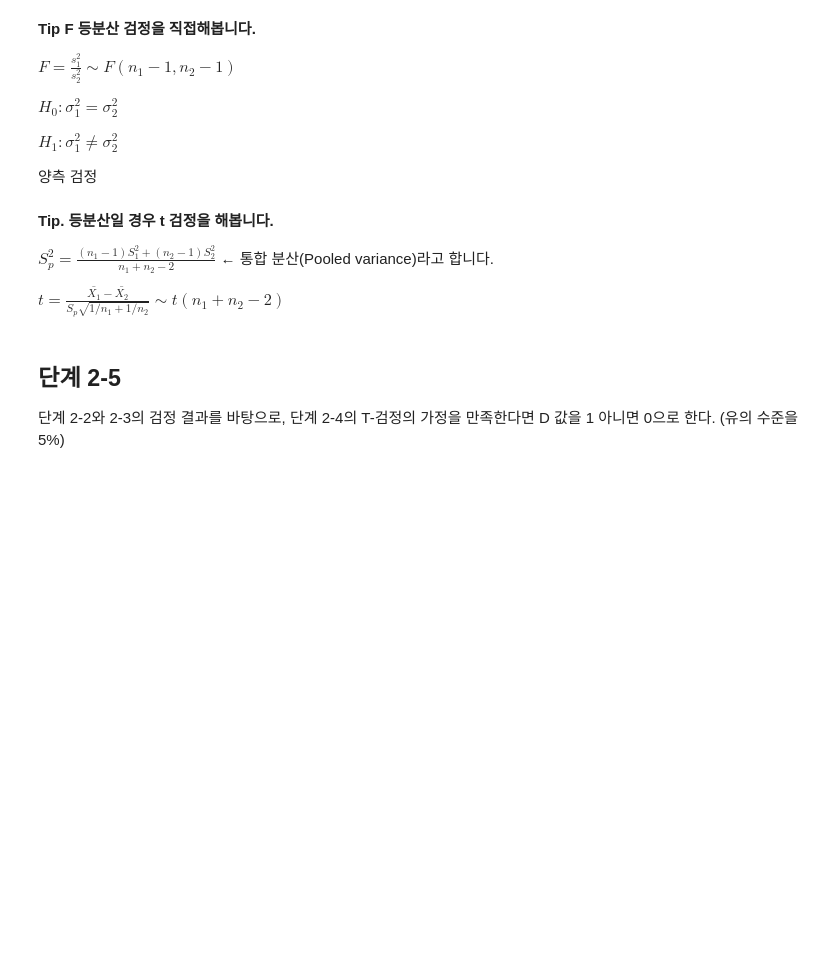
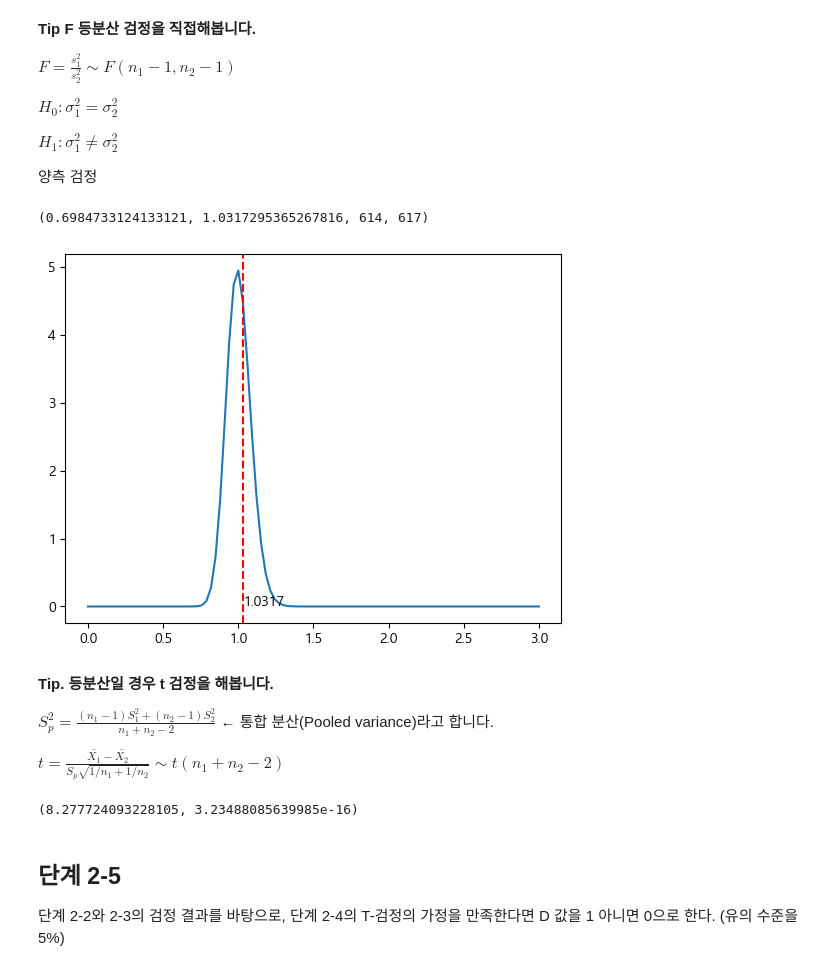
Before and after one commit to sunkusun9/DS_lv3_2605, a Jupyter notebook: sec_ds_lv3_prob3_prob.ipynb, the cells around one changed output. Cells and saved outputs as stored; diff of their text form; code cells hidden in the pictures; blank space fills up the shorter version.

```diff
--- a/sec_ds_lv3_prob3_prob.ipynb
+++ b/sec_ds_lv3_prob3_prob.ipynb
@@ -1160,12 +1173,54 @@ $H_0: \sigma_1^2 = \sigma_2^2$
 $H_1: \sigma_1^2 \ne \sigma_2^2$
 
 양측 검정
+# %%
+from scipy.stats import f
+# H0: sigma1^2 = sigma2^2  H1: sigma1^2 ≠ sigma2^2 : H0 맞다 => sigma1^2 / sigma2^2 = 1
+# F = (s1^2 / sigma1^2) / (s2^2 / sigma2^2)
+# 귀무 가설이 맞다라는 가정하에서 =>  s1^2 / s2^2
+# H1: sigma1^2 ≠ sigma2^2 => 검정 종류: two-sided
+
+s_var = df_prob2.groupby('AM')['Avg'].var()
+s_nm1 = df_prob2['AM'].value_counts() - 1
+
+F = s_var.loc[0] / s_var.loc[1]
+dof1 = s_nm1.loc[0]
+dof2 = s_nm1.loc[1]
+min(f.cdf(F, dof1, dof2), f.sf(F, dof1, dof2)) * 2, F, dof1, dof2 # 0.6985217544572233
+# %% [output]
+(0.6984733124133121, 1.0317295365267816, 614, 617)
+# %%
+from scipy.stats import f
+# 두 범주별 표본분산
+s_nm1 = df_prob2['AM'].value_counts() - 1
+# 두 범주별 표본수 - 1 => 자유도
+s_var = df_prob2.groupby('AM')['Avg'].var()
+F = df_prob2.groupby('AM')['Avg'].var().pipe(lambda x: x[0] / x[1])
+plt.plot(np.linspace(0, 3, 100), f.pdf(np.linspace(0, 3, 100), s_nm1.loc[0], s_nm1.loc[1]))
+plt.axvline(F, color='red', linestyle='--')
+plt.text(F, 0.01, str(F)[:6])
+plt.show()
+# %% [output]
+[figure, added]
 # %% [markdown]
 **Tip. 등분산일 경우 t 검정을 해봅니다.**
 
 $S_p^2 = \frac{(n_1 - 1)S_1^2 + (n_2 - 1)S_2^2}{n_1 + n_2 - 2}$ ← 통합 분산(Pooled variance)라고 합니다.
 
 $t = \frac{\bar{X_1} - \bar{X_2}}{S_p\sqrt{1/n_1 + 1/n_2}} \sim t(n_1 + n_2 - 2)$
+# %%
+from scipy.stats import t
+
+s_nm1 = df_prob2['AM'].value_counts() - 1
+s_var = df_prob2.groupby('AM')['Avg'].var()
+sp2 = s_nm1.dot(s_var) / s_nm1.sum()
+
+t_num = df_prob2.groupby('AM')['Avg'].mean().pipe(lambda x: x[0] - x[1])
+t_den = (sp2 * (1 / df_prob2['AM'].value_counts()).sum()) ** 0.5
+t_stat = t_num / t_den
+t_stat, min(t.cdf(t_stat, s_nm1.sum()), t.sf(t_stat, s_nm1.sum())) * 2
+# %% [output]
+(8.277724093228105, 3.23488085639985e-16)
 # %% [markdown]
 ## 단계 2-5
 
```
Also changed, not shown: parts of 5 cells of this notebook.
